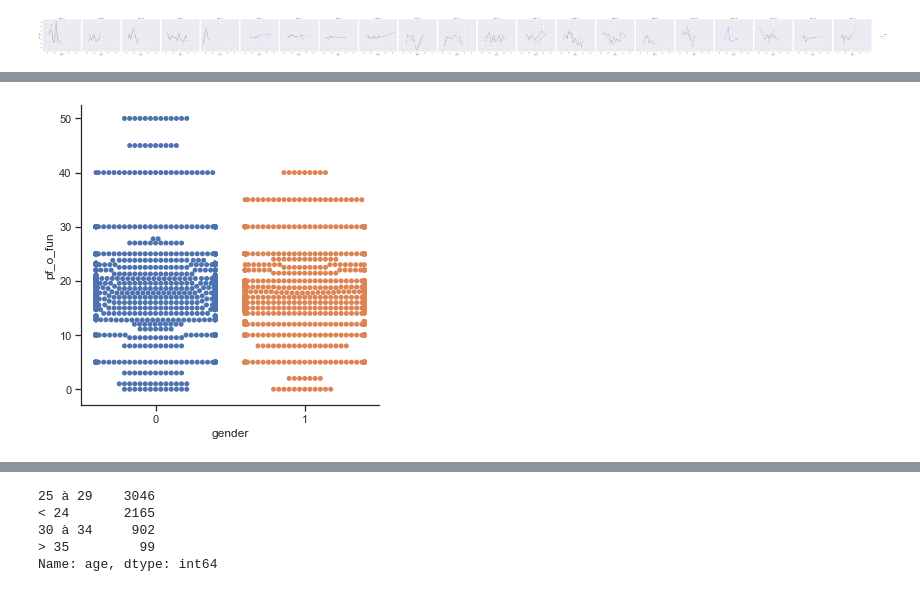
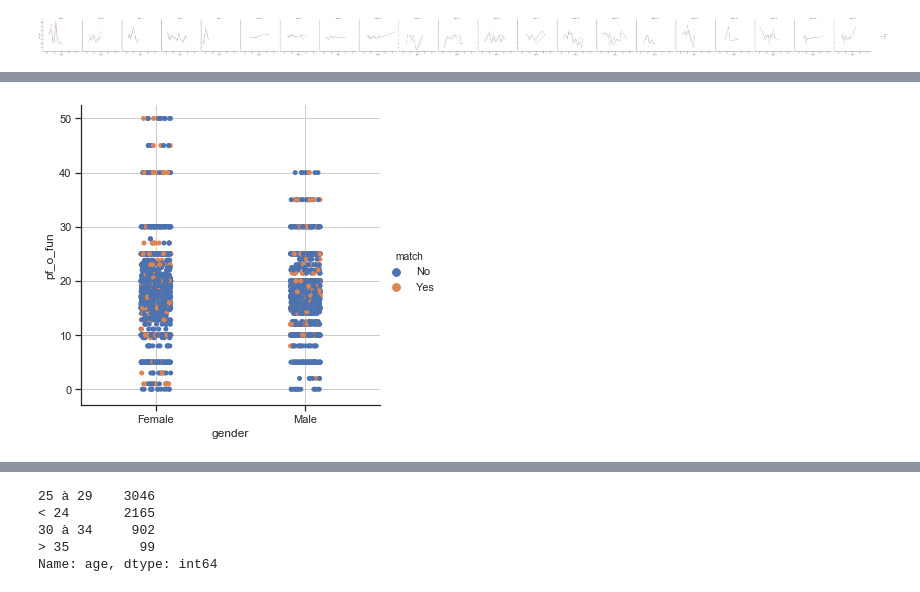
Before and after one commit to nodelkod/SpeedDatingJedha, a Jupyter notebook: SpeedDatingPlots.ipynb, the cells around one changed output, grey strips where cells are left out. Saved outputs shown, nothing was run; the diff lists cells and outputs as text; code cells hidden in the pictures.

```diff
--- a/SpeedDatingPlots.ipynb
+++ b/SpeedDatingPlots.ipynb
@@ -99,8 +99,7 @@ prob        0
 met         0
 dtype: int64
 # %%
-df["match"] = df["match"].apply(lambda x: "Yes" if x == 1
-                               else "No" )
+df["match"] = df["match"].apply(lambda x: "Yes" if x == 1 else "No" )
 df.head()
 # %% [output]
 |  | gender | wave | match | samerace | age_o | race_o | pf_o_att | pf_o_sin | pf_o_int | pf_o_fun | ... |
@@ -110,8 +109,7 @@ df.head()
 | 3 | 0 | 1 | Yes | 0 | 23.0 | 2.0 | 30.0 | 5.0 | 15.0 | 40.0 | ... |
 | 4 | 0 | 1 | Yes | 0 | 24.0 | 3.0 | 30.0 | 10.0 | 20.0 | 10.0 | ... |
 # %%
-df["gender"] = df["gender"].apply(lambda x: "Male" if x == 1
-                               else "Female" )
+df["gender"] = df["gender"].apply(lambda x: "Male" if x == 1 else "Female" )
 df.head()
 # %% [output]
 |  | gender | wave | match | samerace | age_o | race_o | pf_o_att | pf_o_sin | pf_o_int | pf_o_fun | ... |
@@ -123,6 +121,5 @@ df.head()
 # %%
-df["samerace"] = df["samerace"].apply(lambda x: "Yes" if x == 1
-                               else "No" )
+df["samerace"] = df["samerace"].apply(lambda x: "Yes" if x == 1 else "No" )
 df.head()
 # %% [output]
 |  | gender | wave | match | samerace | age_o | race_o | pf_o_att | pf_o_sin | pf_o_int | pf_o_fun | ... |
@@ -156,0 +156,3 @@ sns.catplot(x="gender", y="pf_o_fun", data=df);
+# %%
+sns.catplot(x="gender", y="pf_o_fun", kind="swarm", data=df)
+plt.rcParams['figure.figsize'] = [10/2.54, 8/2.54]
@@ -157,4 +161,5 @@ sns.catplot(x="gender", y="pf_o_fun", data=df);
 # %%
-sns.catplot(x="gender", y="pf_o_fun", kind="swarm", data=df);
+sns.catplot(x="gender", y="pf_o_fun", hue="match", data=df)
+plt.grid()
 # %% [output]
-[figure, old version]
+[figure, new version]
```
Also changed, not shown: parts of 25 cells of this notebook.
